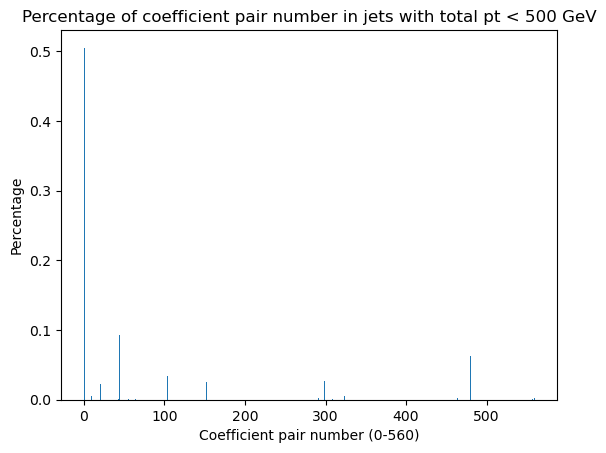
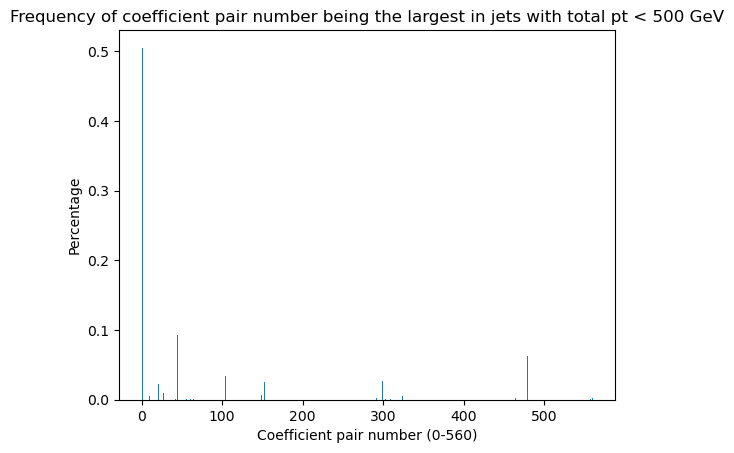
Code edit (unified diff) that turned the first committed figure into the second:
--- before
+++ after
@@ -1,13 +1,13 @@
 fig3 = plt.figure()
-plt.hist(eft_coeff_below_500, bins=520, weights = weights(eft_coeff_below_500))
+plt.hist(eft_coeff_below_500, bins=499, weights = weights(eft_coeff_below_500))
 plt.xlabel('Coefficient pair number (0-560)')
 plt.ylabel('Percentage')
-plt.title('Percentage of coefficient pair number in jets with total pt < 500 GeV')
+plt.title('Frequency of coefficient pair number being the largest in jets with total pt < 500 GeV')
 
 fig4 = plt.figure()
-plt.hist(eft_coeff_below_500_filtering_out_SM, bins = 500, weights = weights(eft_coeff_below_500_filtering_out_SM), color='orange')
+plt.hist(eft_coeff_below_500_filtering_out_SM, bins = 499, weights = weights(eft_coeff_below_500_filtering_out_SM), color='orange')
 plt.xlabel('Coefficient pair number (0-560)')
 plt.ylabel('Percentage')
-plt.title('Percentage of coefficient pair number in jets with total pt < 500 GeV (ignoring SM)')
+plt.title('Frequency of coefficient pair number being the largest in jets with total pt < 500 GeV (ignoring SM)')
 
 plt.show()

Commit: Added MD titles, subtitles, and comments